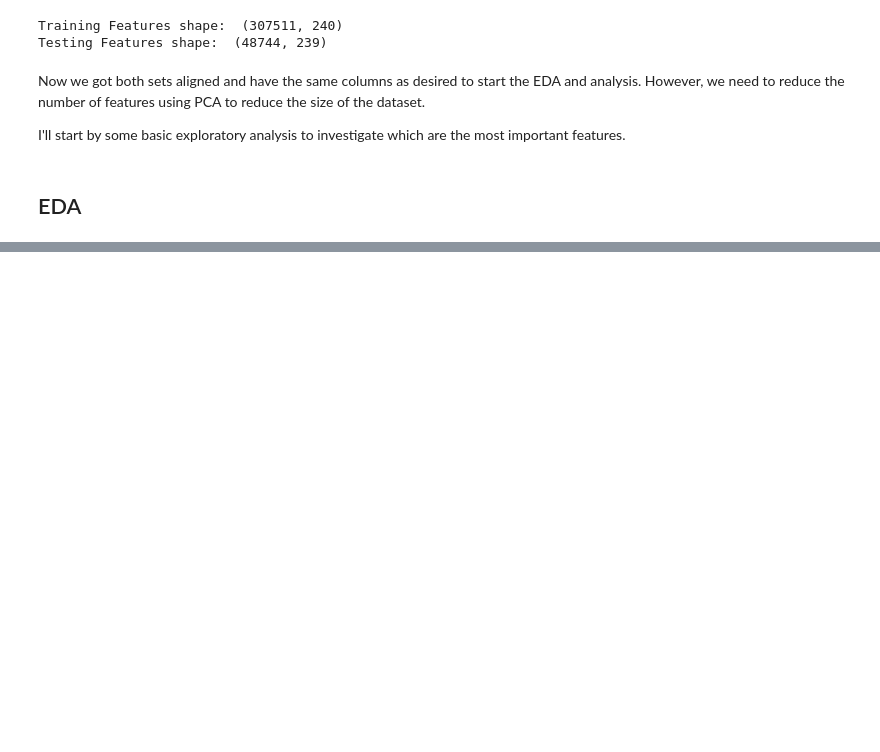
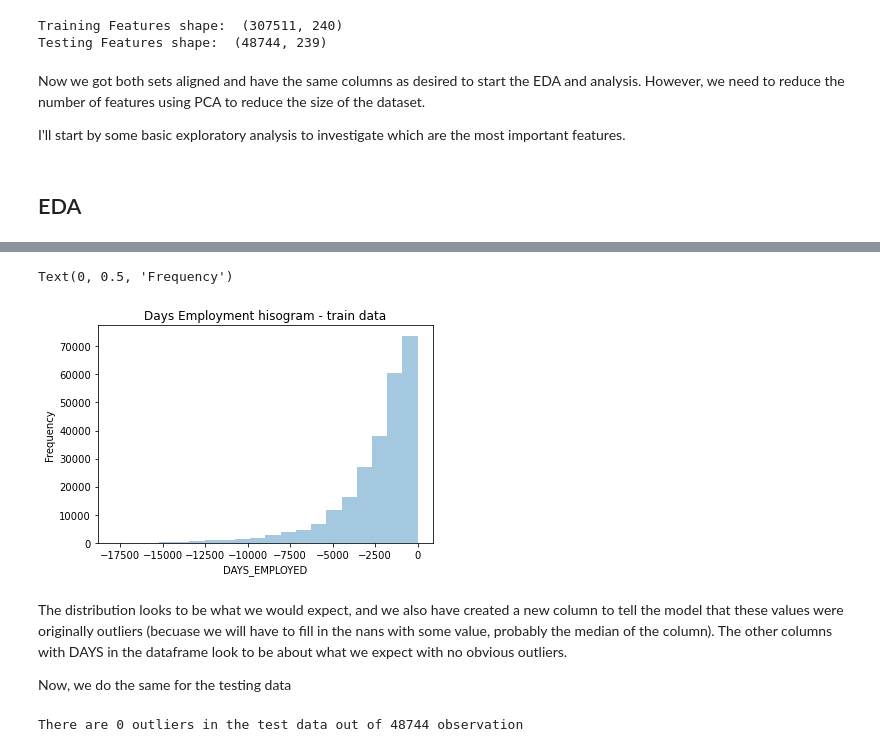
Before and after one commit to salma71/home_credit_risk, a Jupyter notebook: notebooks/credit_risk_part#1.ipynb, the cells around one changed output, grey strips where cells are left out. Cells and saved outputs as stored; diff of their text form; code cells hidden in the pictures; blank space fills up the shorter version.

```diff
--- a/notebooks/credit_risk_part#1.ipynb
+++ b/notebooks/credit_risk_part#1.ipynb
@@ -280,0 +344,27 @@ I'll start by some basic exploratory analysis to investigate which are the most
+# %%
+# Create an outlier flag column
+app_train['DAYS_EMPLOYED_OUTLIER'] = app_train["DAYS_EMPLOYED"] == 365243
+
+# Replace the outlier values with nan
+app_train['DAYS_EMPLOYED'].replace({365243: np.nan}, inplace = True)
+# %%
+ax = sns.distplot(app_train['DAYS_EMPLOYED'], kde = False, bins = 20)
+ax.set_title("Days Employment hisogram - train data")
+ax.set_ylabel("Frequency")
+# %% [output]
+Text(0, 0.5, 'Frequency')
+[figure, added]
+# %% [markdown]
+The distribution looks to be what we would expect, and we also have created a new column to tell the model that these values were originally outliers (becuase we will have to fill in the nans with some value, probably the median of the column). The other columns with DAYS in the dataframe look to be about what we expect with no obvious outliers.
+
+Now, we do the same for the testing data
+# %%
+# Create an outlier flag column
+app_test['DAYS_EMPLOYED_OUTLIER'] = app_test["DAYS_EMPLOYED"] == 365243
+
+# Replace the outlier values with nan
+app_test['DAYS_EMPLOYED'].replace({365243: np.nan}, inplace = True)
+
+print("There are %d outliers in the test data out of %d observation" %(app_test["DAYS_EMPLOYED_OUTLIER"].sum(), len(app_test)))
+# %% [output]
+There are 0 outliers in the test data out of 48744 observation
```
Also changed, not shown: parts of 8 cells of this notebook.
